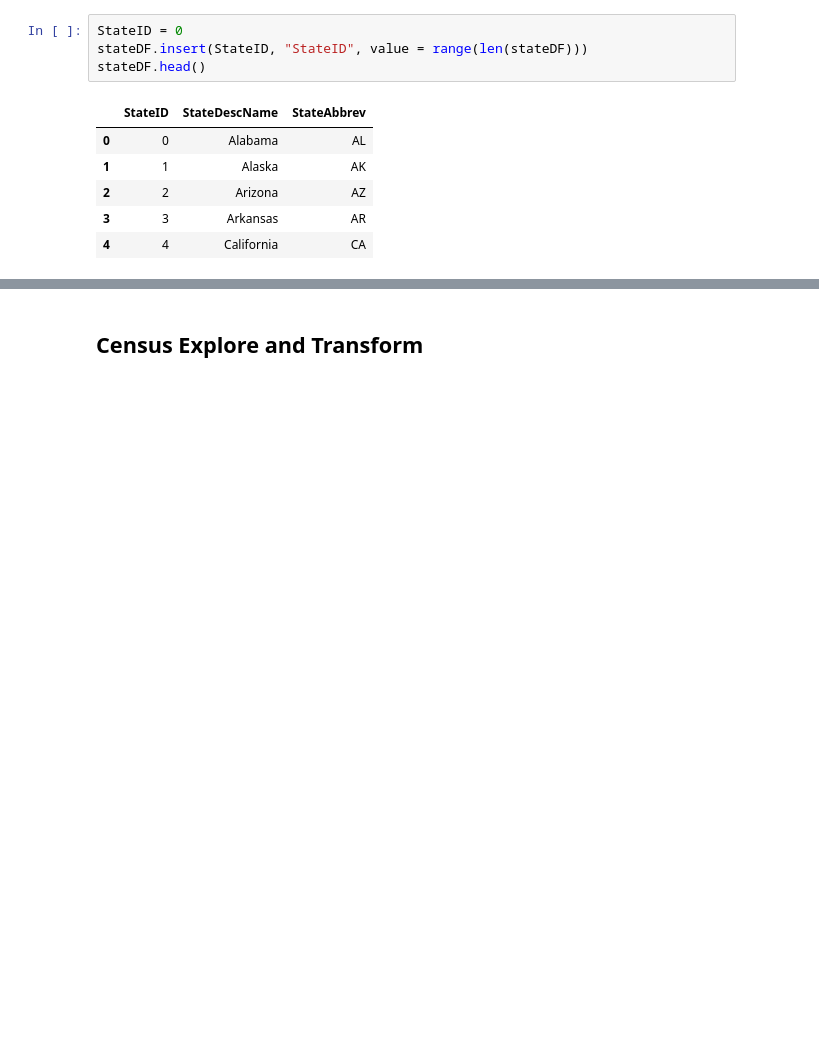
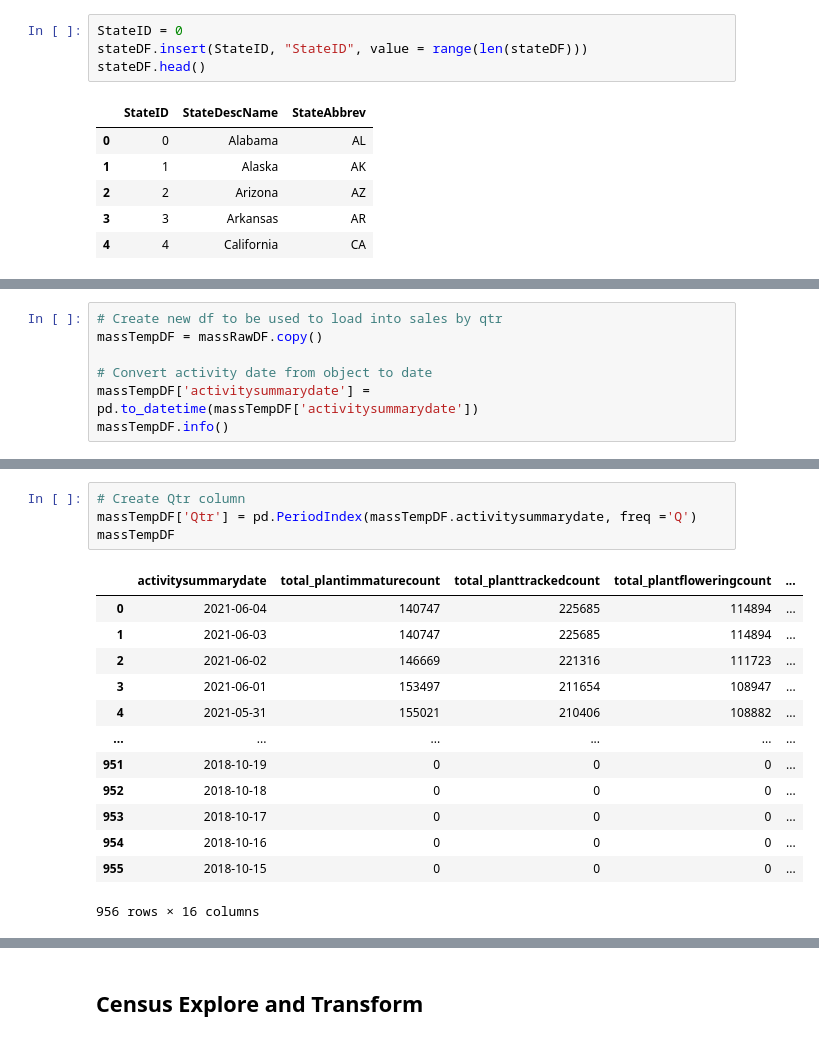
Before and after one commit to kidik425/13-ETL_Project, a Jupyter notebook: Notebooks/ETL_Final.ipynb, the cells around one changed output, grey strips where cells are left out. Cells and saved outputs as stored; diff of their text form; blank space fills up the shorter version.

```diff
--- a/Notebooks/ETL_Final.ipynb
+++ b/Notebooks/ETL_Final.ipynb
@@ -118,0 +131,7 @@ stateDF.head()
+# %%
+# Create new df to be used to load into sales by qtr
+massTempDF = massRawDF.copy()
+
+# Convert activity date from object to date
+massTempDF['activitysummarydate'] = pd.to_datetime(massTempDF['activitysummarydate'])
+massTempDF.info()
@@ -118,0 +156,18 @@ stateDF.head()
+# %%
+# Create Qtr column
+massTempDF['Qtr'] = pd.PeriodIndex(massTempDF.activitysummarydate, freq ='Q')
+massTempDF
+# %% [output]
+|  | activitysummarydate | total_plantimmaturecount | total_planttrackedcount | total_plantfloweringcount | ... |
+| 0 | 2021-06-04 | 140747 | 225685 | 114894 | ... |
+| 1 | 2021-06-03 | 140747 | 225685 | 114894 | ... |
+| 2 | 2021-06-02 | 146669 | 221316 | 111723 | ... |
+| 3 | 2021-06-01 | 153497 | 211654 | 108947 | ... |
+| 4 | 2021-05-31 | 155021 | 210406 | 108882 | ... |
+| ... | ... | ... | ... | ... | ... |
+| 951 | 2018-10-19 | 0 | 0 | 0 | ... |
+| 952 | 2018-10-18 | 0 | 0 | 0 | ... |
+| 953 | 2018-10-17 | 0 | 0 | 0 | ... |
+| 954 | 2018-10-16 | 0 | 0 | 0 | ... |
+| 955 | 2018-10-15 | 0 | 0 | 0 | ... |
+956 rows × 16 columns
```
Also changed, not shown: parts of 24 cells of this notebook, 4 other files.
